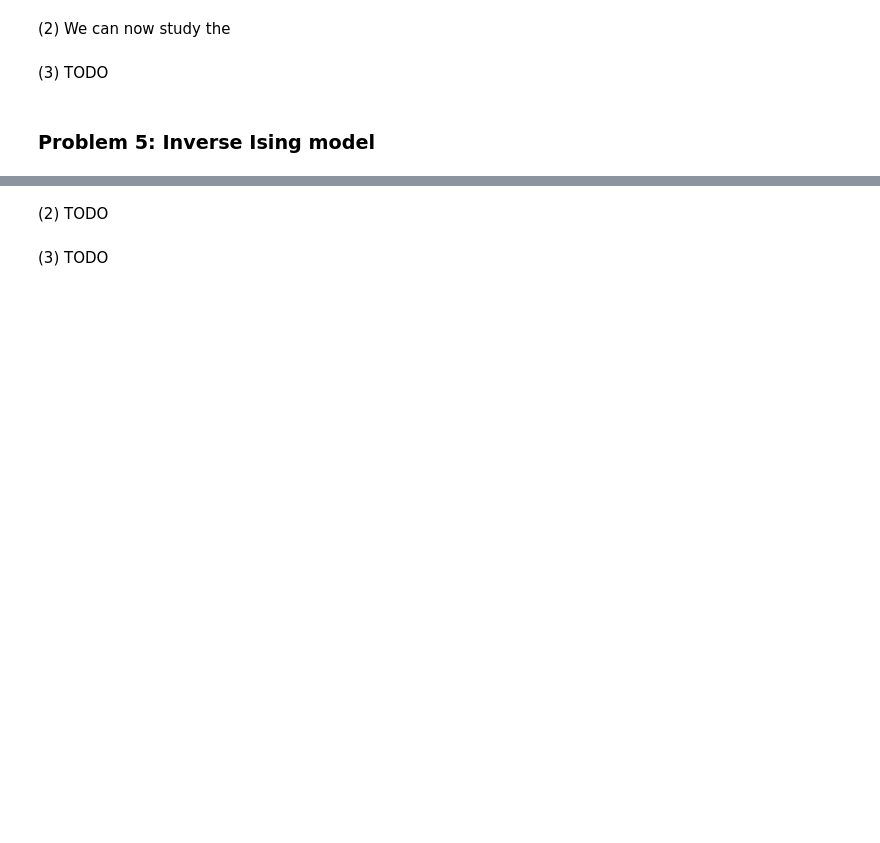
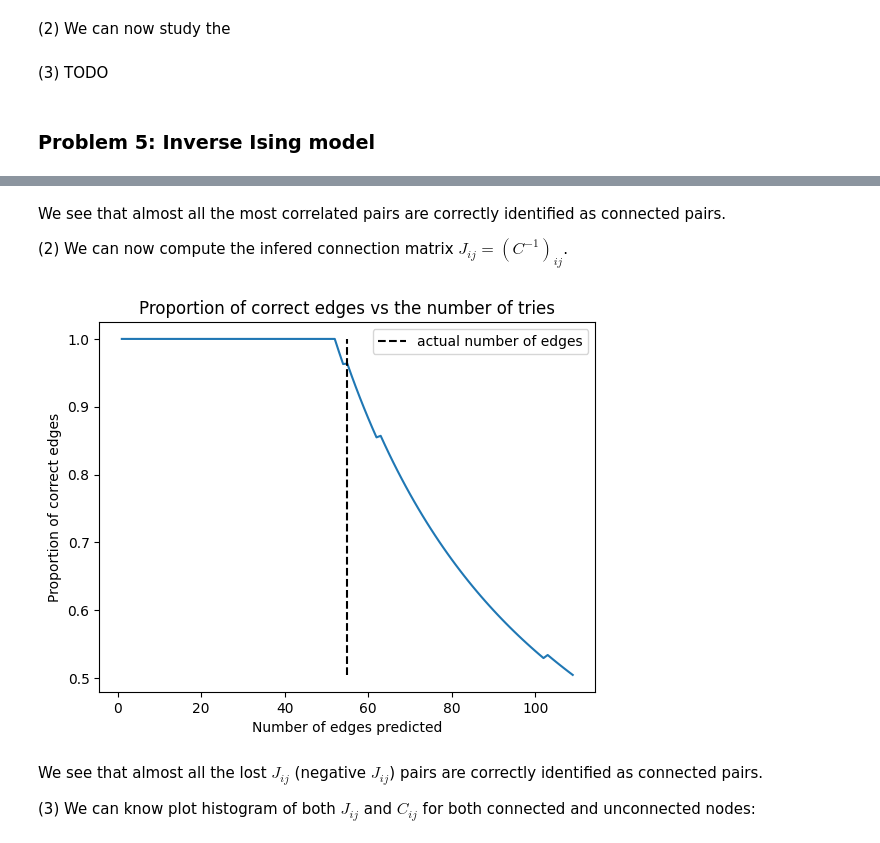
Before and after one commit to jolatechno/cours-ENS, a Jupyter notebook: cours/M2/S4/complex_network/project/JosephTOUZET_complex_network.ipynb, the cells around one changed output, grey strips where cells are left out. Cells and saved outputs as stored; diff of their text form; code cells hidden in the pictures; blank space fills up the shorter version.

```diff
--- a/cours/M2/S4/complex_network/project/JosephTOUZET_complex_network.ipynb
+++ b/cours/M2/S4/complex_network/project/JosephTOUZET_complex_network.ipynb
@@ -579,2 +578,4 @@ plt.show()
 # %% [markdown]
-(2) TODO
+We  see that almost all the most correlated pairs are correctly identified as connected pairs.
+
+(2) We can now compute the infered connection matrix $J_{ij} = (C^{-1})_{ij}$.
@@ -583,2 +582,35 @@ Jij = np.linalg.inv(correlations)
+# %%
+Jij = np.linalg.inv(correlations)
+
+J_pairs = zip([Jij[pair] for pair in pairs], pairs)
+J_pairs_sorted = sorted(J_pairs)
+pairs_sorted = [pair for J,pair in J_pairs_sorted]
+# %%
+n_predictions = np.arange(1, min(len(pairs_sorted), int(graph.number_of_edges()*2)))
+prediction_acc = np.zeros_like(n_predictions, dtype=float)
+
+for i in range(len(n_predictions)):
+    for pair in pairs_sorted[:n_predictions[i]]:
+        prediction_acc[i] += float(graph.has_edge(pair[0], pair[1]))
+    prediction_acc[i] = float(prediction_acc[i])/n_predictions[i]
+# %%
+plt.plot(n_predictions, prediction_acc)
+
+plt.plot([graph.number_of_edges(), graph.number_of_edges()],
+         [min(prediction_acc), max(prediction_acc)],
+         "k--", label="actual number of edges")
+
+plt.title("Proportion of correct edges vs the number of tries")
+plt.xlabel("Number of edges predicted")
+plt.ylabel("Proportion of correct edges")
+
+plt.legend()
+
+plt.savefig("./presentation/images/reconstruction_accuracy_meanField.png")
+plt.show()
+# %% [output]
+[figure, added]
 # %% [markdown]
-(3) TODO
+We  see that almost all the lost $J_{ij}$ (negative $J_{ij}$) pairs are correctly identified as connected pairs.
+
+(3) We can know plot histogram of both $J_{ij}$ and $C_{ij}$ for both connected and unconnected nodes:
```
Also changed, not shown: parts of 18 cells of this notebook, 13 other files.
